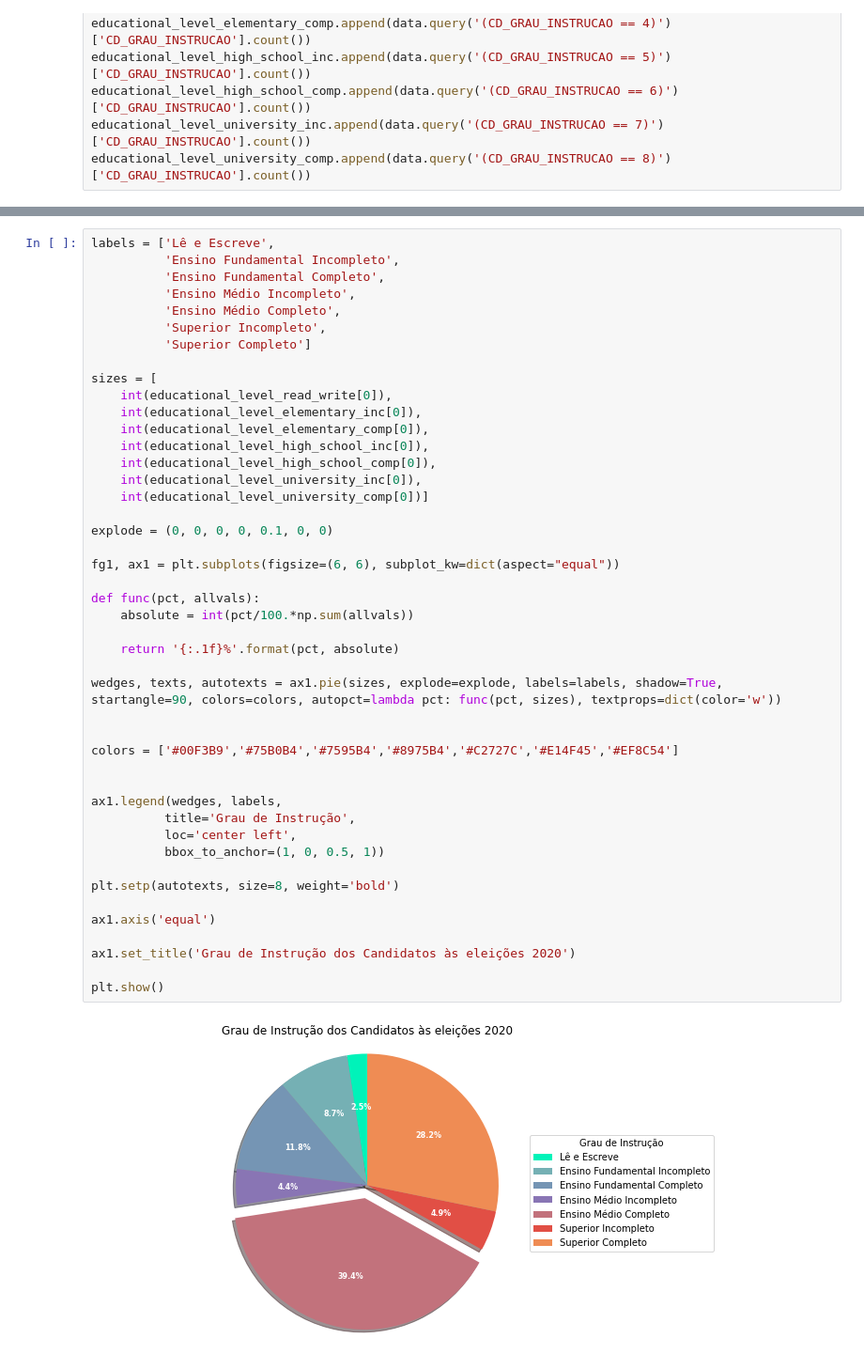
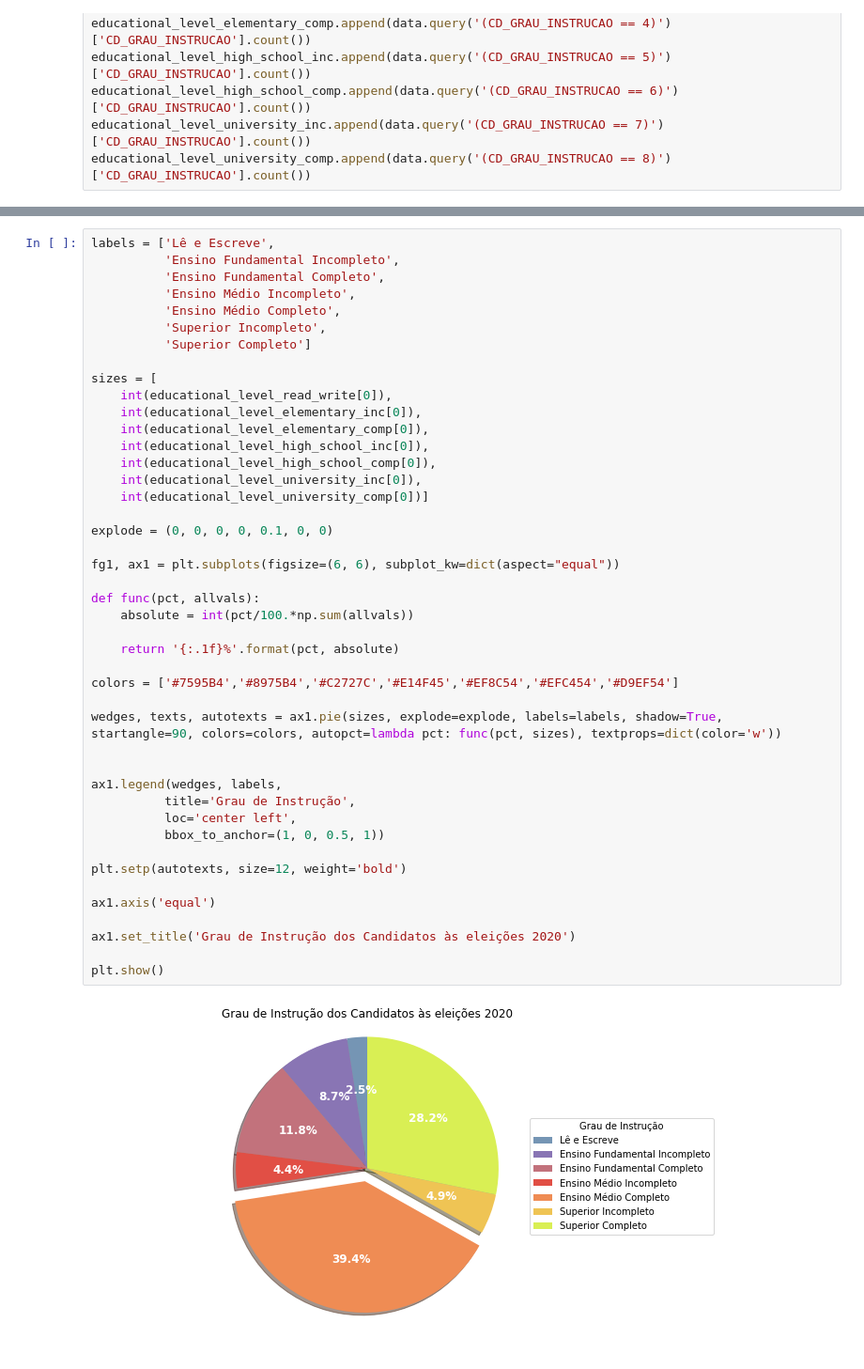
Before and after one commit to EvandroRBR/perfil-candidatos-eleicoes-2020, a Jupyter notebook: perfil-candidatos-eleicoes-2020.ipynb, the cells around one changed output, grey strips where cells are left out. Shown: that part at 94% size. Saved outputs shown, nothing was run; the diff lists cells and outputs as text.

```diff
--- a/perfil-candidatos-eleicoes-2020.ipynb
+++ b/perfil-candidatos-eleicoes-2020.ipynb
@@ -137,35 +123,34 @@ sizes = [
     int(educational_level_elementary_comp[0]),
     int(educational_level_high_school_inc[0]),
     int(educational_level_high_school_comp[0]),
     int(educational_level_university_inc[0]),
     int(educational_level_university_comp[0])]
 
 explode = (0, 0, 0, 0, 0.1, 0, 0)
 
 fg1, ax1 = plt.subplots(figsize=(6, 6), subplot_kw=dict(aspect="equal"))
 
 def func(pct, allvals):
     absolute = int(pct/100.*np.sum(allvals))
 
     return '{:.1f}%'.format(pct, absolute)
 
+colors = ['#7595B4','#8975B4','#C2727C','#E14F45','#EF8C54','#EFC454','#D9EF54']
+
 wedges, texts, autotexts = ax1.pie(sizes, explode=explode, labels=labels, shadow=True, startangle=90, colors=colors, autopct=lambda pct: func(pct, sizes), textprops=dict(color='w'))
-
-
-colors = ['#00F3B9','#75B0B4','#7595B4','#8975B4','#C2727C','#E14F45','#EF8C54']
 
 
 ax1.legend(wedges, labels,
           title='Grau de Instrução',
           loc='center left',
           bbox_to_anchor=(1, 0, 0.5, 1))
 
-plt.setp(autotexts, size=8, weight='bold')
+plt.setp(autotexts, size=12, weight='bold')
 
 ax1.axis('equal')
 
 ax1.set_title('Grau de Instrução dos Candidatos às eleições 2020')
 
 plt.show()
 # %% [output]
-[figure, old version]
+[figure, new version]
```
Also changed, not shown: parts of 7 cells of this notebook.
